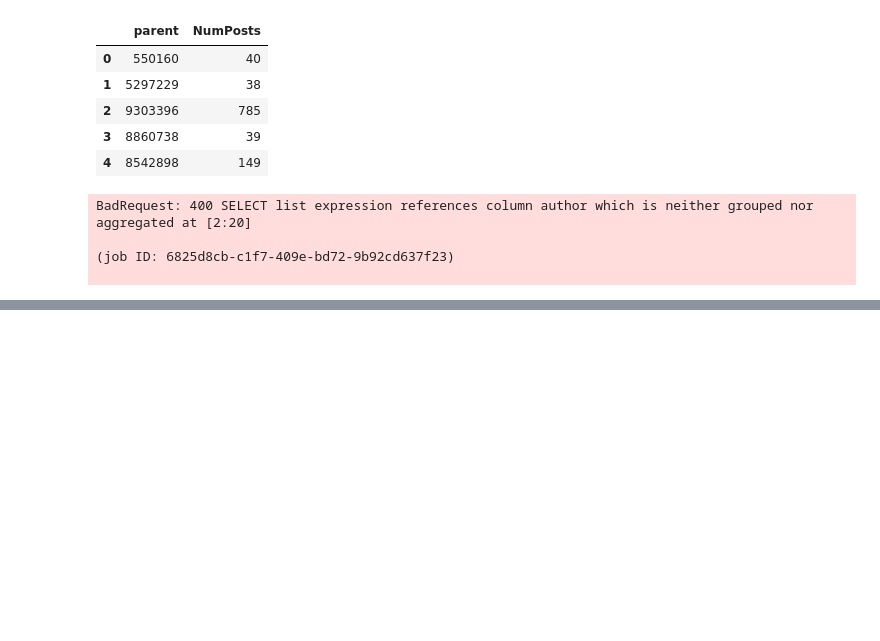
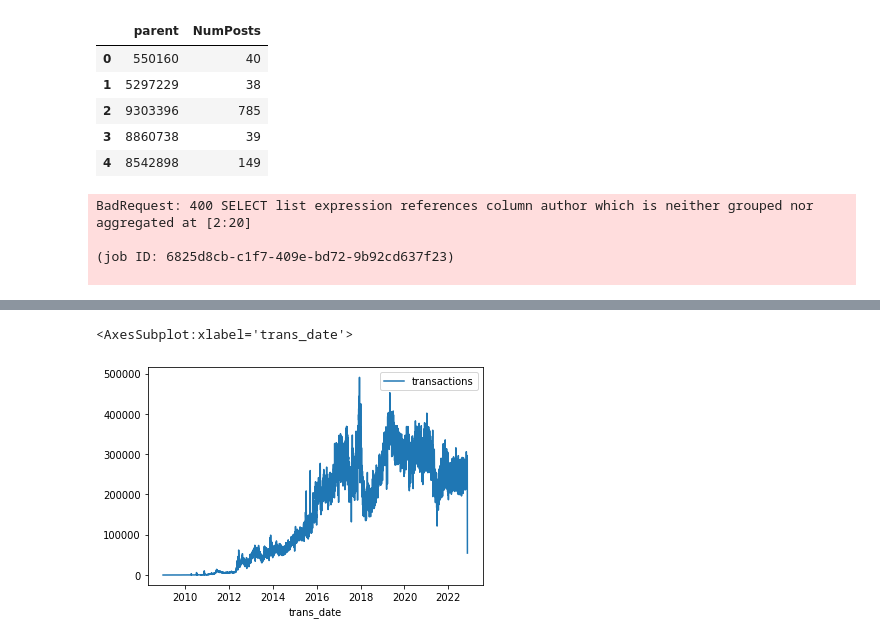
Before and after one commit to NuwanUdara/Kaggle-Mysql, a Jupyter notebook: sketch1.ipynb, the cells around one changed output, grey strips where cells are left out. Cells and saved outputs as stored; diff of their text form; code cells hidden in the pictures; blank space fills up the shorter version.

```diff
--- a/sketch1.ipynb
+++ b/sketch1.ipynb
@@ -338,0 +429,25 @@ BadRequest: 400 SELECT list expression references column author which is neither
+# %%
+# Query to select the number of transactions per date, sorted by date
+query_with_CTE = """
+                 WITH time AS
+                 (
+                     SELECT DATE(block_timestamp) AS trans_date
+                     FROM `bigquery-public-data.crypto_bitcoin.transactions`
+                 )
+                 SELECT COUNT(1) AS transactions,
+                        trans_date
+                 FROM time
+                 GROUP BY trans_date
+                 ORDER BY trans_date
+                 """
+
+# Set up the query (cancel the query if it would use too much of
+# your quota, with the limit set to 10 GB)
+safe_config = bigquery.QueryJobConfig(maximum_bytes_billed=10**10)
+query_job = client.query(query_with_CTE, job_config=safe_config)
+
+# API request - run the query, and convert the results to a pandas DataFrame
+transactions_by_date = query_job.to_dataframe()
+
+# Print the first five rows
+transactions_by_date.head()
@@ -338,0 +461,5 @@ BadRequest: 400 SELECT list expression references column author which is neither
+# %%
+transactions_by_date.set_index('trans_date').plot()
+# %% [output]
+<AxesSubplot:xlabel='trans_date'>
+[figure, added]
```
Also changed, not shown: parts of 7 cells of this notebook.
